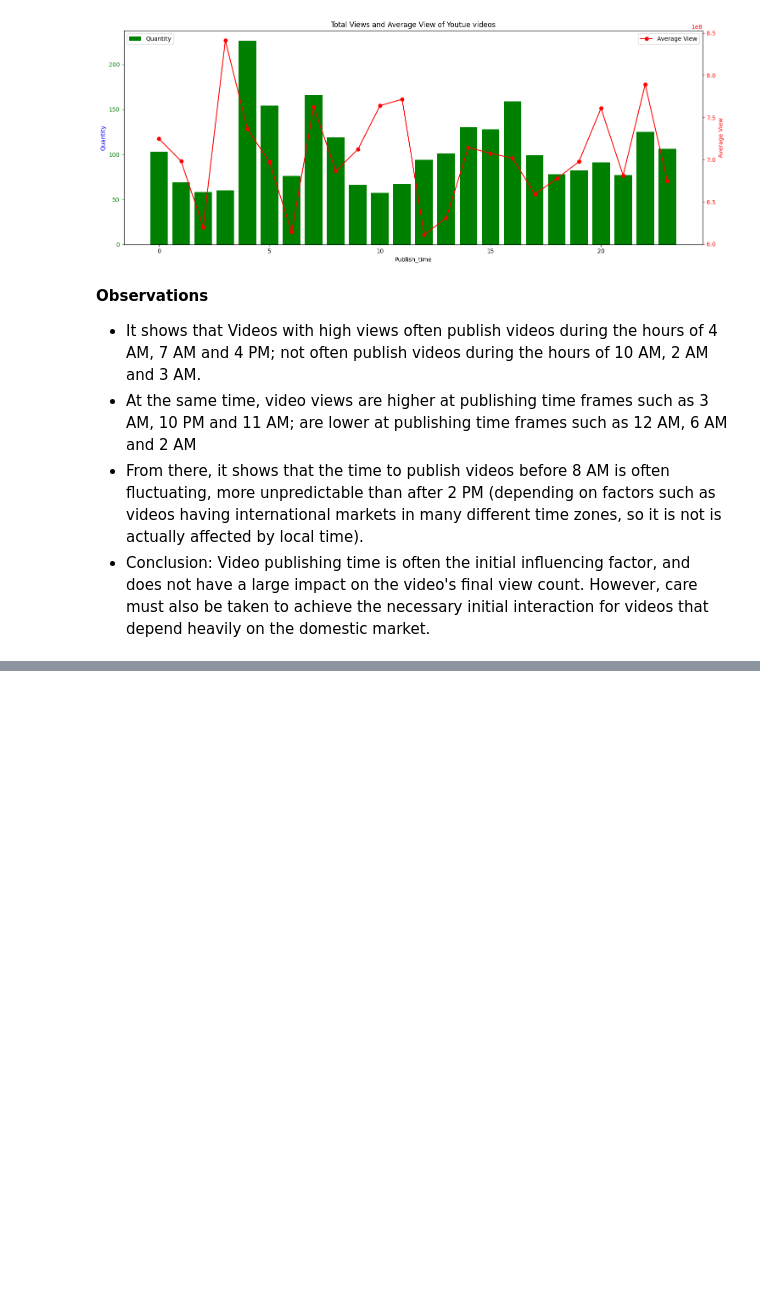
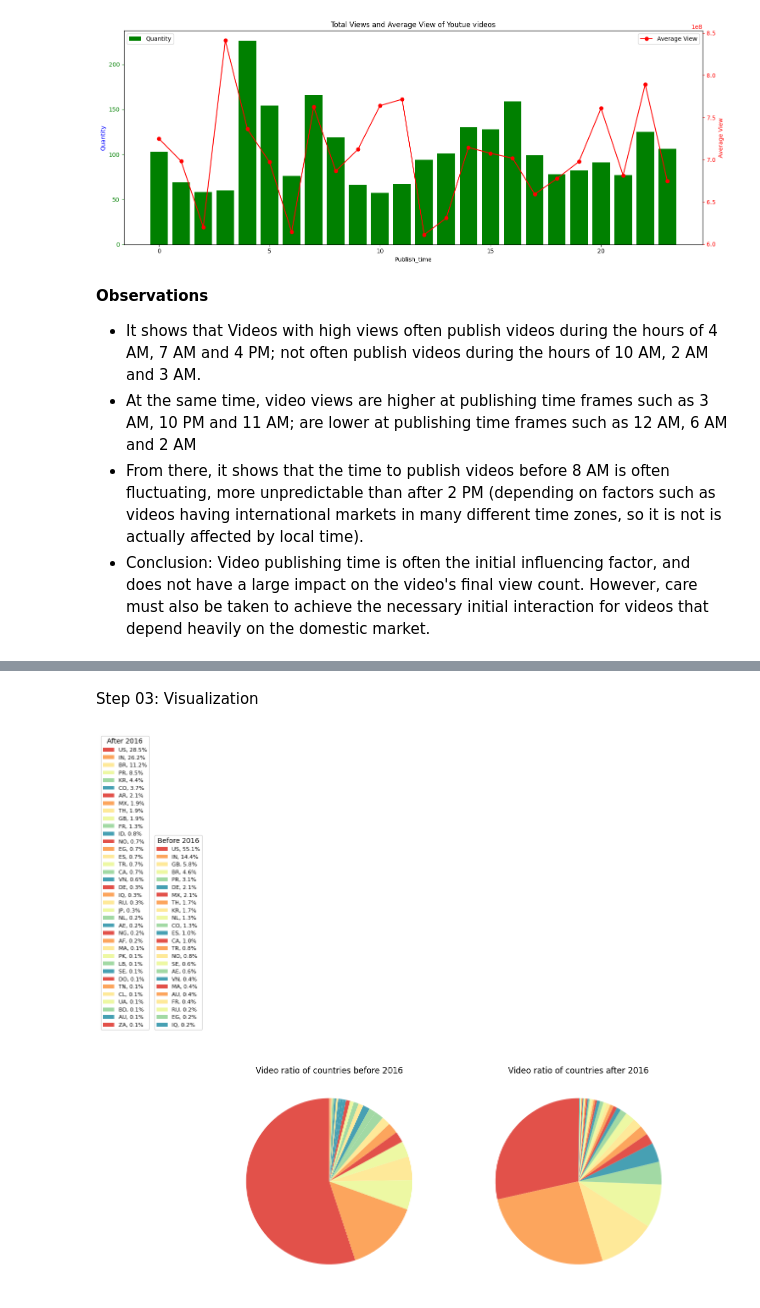
Before and after one commit to danghuynh-bit/youtube_project_DS, a Jupyter notebook: notebooks/3.0_Eda.ipynb, the cells around one changed output, grey strips where cells are left out. Cells and saved outputs as stored; diff of their text form; code cells hidden in the pictures; blank space fills up the shorter version.

```diff
--- a/notebooks/3.0_Eda.ipynb
+++ b/notebooks/3.0_Eda.ipynb
@@ -572,0 +606,3 @@ plt.show()
+# %%
+temp_1 = country_ration_df_1.groupby('Country', as_index=False)['Quantity'].count().sort_values(by=['Quantity'], ascending=False)
+temp_1.head(10)
@@ -572,0 +621,16 @@ plt.show()
+# %%
+temp_2 = country_ration_df_2.groupby('Country', as_index=False)['Quantity'].count().sort_values(by=['Quantity'], ascending=False)
+color_set = [(0.8853517877739331, 0.3190311418685121, 0.29042675893886966), (0.9873125720876587, 0.6473663975394078, 0.3642445213379469), (0.9971549404075356, 0.9118031526336025, 0.6010765090349866), (0.9288735101883892, 0.9715494040753557, 0.6380622837370243),
+(0.6334486735870821, 0.8521337946943485, 0.6436755094194541), (0.2800461361014994, 0.6269896193771626, 0.7024221453287197), (0.8853517877739331, 0.3190311418685121, 0.29042675893886966), (0.9873125720876587, 0.6473663975394078, 0.3642445213379469),
+(0.9971549404075356, 0.9118031526336025, 0.6010765090349866), (0.9288735101883892, 0.9715494040753557, 0.6380622837370243), (0.6334486735870821, 0.8521337946943485, 0.6436755094194541), (0.2800461361014994, 0.6269896193771626, 0.7024221453287197),
+(0.8853517877739331, 0.3190311418685121, 0.29042675893886966), (0.9873125720876587, 0.6473663975394078, 0.3642445213379469), (0.9971549404075356, 0.9118031526336025, 0.6010765090349866), (0.9288735101883892, 0.9715494040753557, 0.6380622837370243),
+(0.6334486735870821, 0.8521337946943485, 0.6436755094194541), (0.2800461361014994, 0.6269896193771626, 0.7024221453287197), (0.8853517877739331, 0.3190311418685121, 0.29042675893886966), (0.9873125720876587, 0.6473663975394078, 0.3642445213379469),
+(0.9971549404075356, 0.9118031526336025, 0.6010765090349866), (0.9288735101883892, 0.9715494040753557, 0.6380622837370243), (0.6334486735870821, 0.8521337946943485, 0.6436755094194541), (0.2800461361014994, 0.6269896193771626, 0.7024221453287197),
+(0.8853517877739331, 0.3190311418685121, 0.29042675893886966), (0.9873125720876587, 0.6473663975394078, 0.3642445213379469), (0.9971549404075356, 0.9118031526336025, 0.6010765090349866), (0.9288735101883892, 0.9715494040753557, 0.6380622837370243),
+(0.6334486735870821, 0.8521337946943485, 0.6436755094194541), (0.2800461361014994, 0.6269896193771626, 0.7024221453287197), (0.8853517877739331, 0.3190311418685121, 0.29042675893886966), (0.9873125720876587, 0.6473663975394078, 0.3642445213379469),
+(0.9971549404075356, 0.9118031526336025, 0.6010765090349866), (0.9288735101883892, 0.9715494040753557, 0.6380622837370243), (0.6334486735870821, 0.8521337946943485, 0.6436755094194541), (0.2800461361014994, 0.6269896193771626, 0.7024221453287197), (0.8853517877739331, 0.3190311418685121, 0.29042675893886966)]
+
+temp_2['Color_code'] = color_set
+temp_1 = pd.merge(temp_1, temp_2[['Country', 'Color_code']])
+
+temp_2[['Country', 'Quantity']].head(10)
@@ -572,0 +649,55 @@ plt.show()
+# %% [markdown]
+Step 03: Visualization
+# %%
+import matplotlib.pyplot as plt
+
+# Sample data for the first pie chart
+categories1 = temp_1['Country']
+percentage_distribution1 = temp_1['Quantity']
+
+# Sample data for the second pie chart
+categories2 = temp_2['Country']
+percentage_distribution2 = temp_2['Quantity']
+
+# Creating subplots with one row and two columns
+fig, axs = plt.subplots(1, 2, figsize=(12, 6))
+
+# Plotting the first pie chart
+axs[0].pie(percentage_distribution1, startangle=90, colors=temp_1['Color_code'])
+axs[0].set_title('Video ratio of countries before 2016')
+
+# Plotting the second pie chart
+axs[1].pie(percentage_distribution2, startangle=90, colors=temp_2['Color_code'])
+axs[1].set_title('Video ratio of countries after 2016')
+
+total_1 = sum(percentage_distribution1)
+first_legend = plt.legend(
+    title = 'Before 2016',
+    loc='lower left',
+    labels=['%s, %1.1f%%' % (
+        l, (float(s) / total_1) * 100) for l, s in zip(categories1, percentage_distribution1)],
+    prop={'size': 8},
+    bbox_to_anchor=(0.0, 1),
+    bbox_transform=fig.transFigure
+)
+ax = plt.gca().add_artist(first_legend)
+
+total_2 = sum(percentage_distribution2)
+second_legend = plt.legend(
+    title = 'After 2016',
+    loc='lower right',
+    labels=['%s, %1.1f%%' % (
+        l, (float(s) / total_2) * 100) for l, s in zip(categories2, percentage_distribution2)],
+    prop={'size': 8},
+    bbox_to_anchor=(0.0, 1),
+    bbox_transform=fig.transFigure
+)
+
+
+# Adjust layout to prevent overlapping
+plt.tight_layout()
+
+# Display the pie charts
+plt.show()
+# %% [output]
+[figure, added]
```
Also changed, not shown: parts of 9 cells of this notebook.
